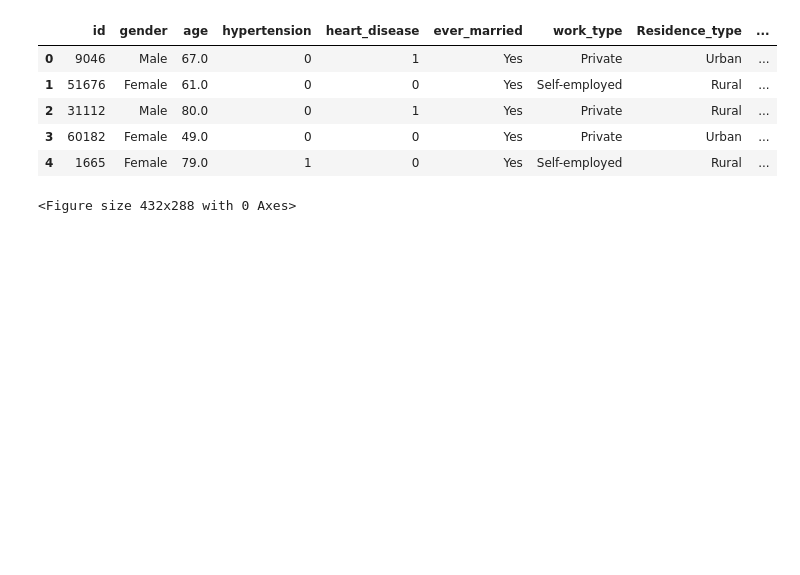
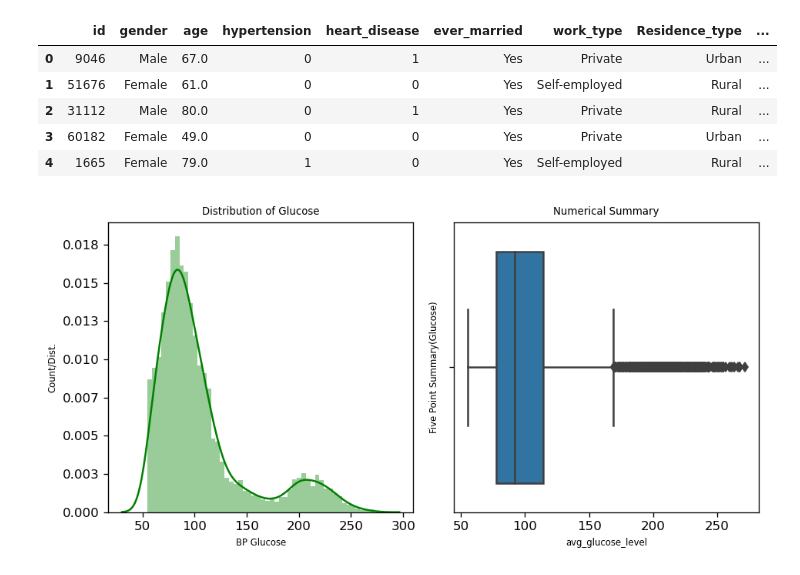
Before and after one commit to candezunino-meli/data-science, a Jupyter notebook: analisis-univariado/entrega-analisis-univariado.ipynb, the cells around one changed output. Drawn from its saved outputs; the diff is of its cells as text; code cells hidden in the pictures; blank space fills up the shorter version.

```diff
--- a/analisis-univariado/entrega-analisis-univariado.ipynb
+++ b/analisis-univariado/entrega-analisis-univariado.ipynb
@@ -16,13 +16,19 @@ df.head()
 | 3 | 60182 | Female | 49.0 | 0 | 0 | Yes | Private | Urban | ... |
 | 4 | 1665 | Female | 79.0 | 1 | 0 | Yes | Self-employed | Rural | ... |
 # %%
-
+fig,axes = plt.subplots(nrows=1,ncols=2,dpi=120,figsize = (8,4))
 
 plot0=sns.distplot(df[df['avg_glucose_level']!=0]['avg_glucose_level'],ax=axes[0],color='green')
 axes[0].yaxis.set_major_formatter(FormatStrFormatter('%.3f'))
 axes[0].set_title('Distribution of Glucose',fontdict={'fontsize':8})
 axes[0].set_xlabel('BP Glucose',fontdict={'fontsize':7})
 axes[0].set_ylabel('Count/Dist.',fontdict={'fontsize':7})
 plt.tight_layout()
+
+plot1=sns.boxplot(df[df['avg_glucose_level']!=0]['avg_glucose_level'],ax=axes[1],orient='v')
+axes[1].set_title('Numerical Summary',fontdict={'fontsize':8})
+axes[1].set_xlabel('avg_glucose_level',fontdict={'fontsize':7})
+axes[1].set_ylabel(r'Five Point Summary(Glucose)',fontdict={'fontsize':7})
+plt.tight_layout()
 # %% [output]
-<Figure size 432x288 with 0 Axes>
+[figure, added]
```
Also changed, not shown: 1 other file.
